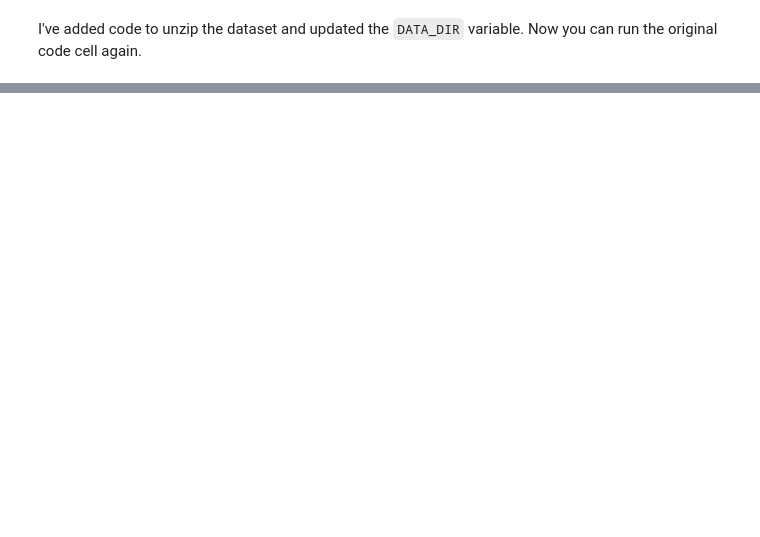
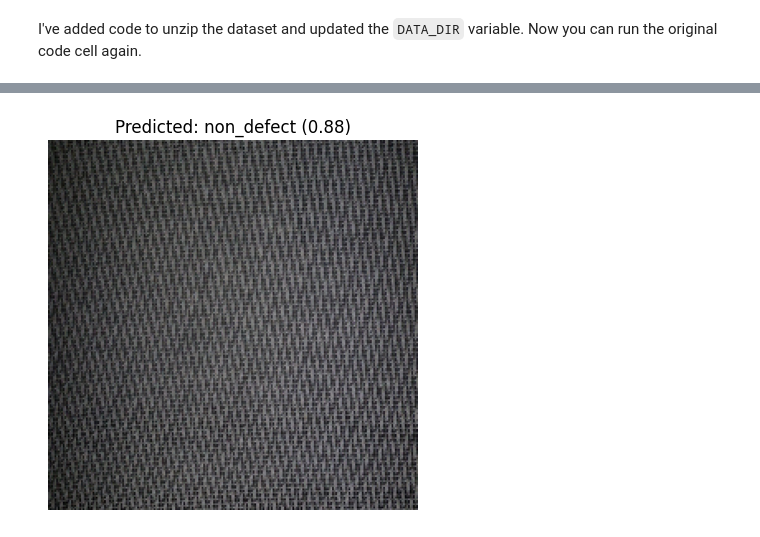
Before and after one commit to devyadav11/ML_tryouts, a Jupyter notebook: anomaly__detaction.ipynb, the cells around one changed output, grey strips where cells are left out. Cells and saved outputs as stored; diff of their text form; code cells hidden in the pictures; blank space fills up the shorter version.

```diff
--- a/anomaly__detaction.ipynb
+++ b/anomaly__detaction.ipynb
@@ -259,0 +263,2 @@ defect
+# %%
+loaded_model = tf.keras.models.load_model('best_model.keras')
@@ -259,0 +292,12 @@ defect
+# %%
+if img_array is not None:
+    # Use the loaded model to predict
+    predictions = loaded_model.predict(img_array)
+
+    # Extract the score for binary classification (sigmoid output)
+    score = predictions[0][0]
+
+    # Print the raw prediction score
+    print(f"Raw prediction score: {score}")
+else:
+    print("Cannot perform prediction: No image was loaded.")
@@ -259,0 +307,35 @@ defect
+# %%
+if img_array is not None:
+    # Define a threshold for classifying the image (e.g., 0.5 for sigmoid output)
+    threshold = 0.5
+
+    # Determine the predicted class based on the score and the threshold
+    if score > threshold:
+        predicted_class = class_names[1] # 'non_defect'
+        confidence = score
+    else:
+        predicted_class = class_names[0] # 'defect'
+        confidence = 1 - score
+
+    # Display the original image
+    plt.figure()
+    # Convert img_array back to the original image format for displaying
+    # Remove the batch dimension and scale back if preprocessing involved scaling
+    # In this case, preprocess_input scales, but load_img does not, so we can display directly
+    # from the original loaded img if available, or un-normalize if preprocess_input was applied before this point.
+    # Since preprocess_input was applied *after* data augmentation and before the base model,
+    # the img_array here (before prediction) is the output of img_to_array and expand_dims,
+    # which is a float array, possibly with values > 255 or < 0 due to data augmentation.
+    # Let's display the original 'img' object loaded before img_to_array if possible.
+    # If not, we'll try to display the un-normalized img_array, clamping values.
+
+    # We have the original 'img' object from the previous step.
+    plt.imshow(img)
+    plt.title(f"Predicted: {predicted_class} ({confidence:.2f})")
+    plt.axis('off') # Hide axes
+    plt.show()
+
+else:
+    print("Cannot classify and display image: No image was loaded.")
+# %% [output]
+[figure, added]
```
Also changed, not shown: parts of 10 cells of this notebook.
